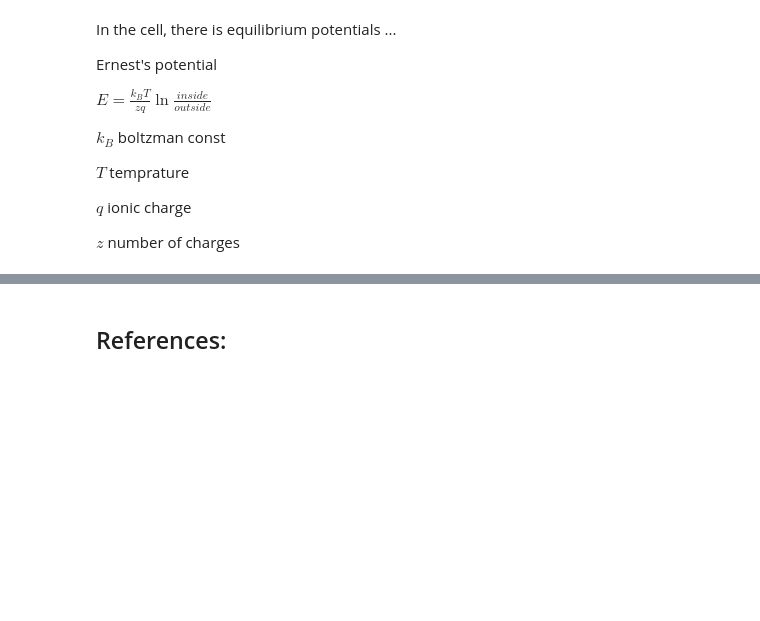
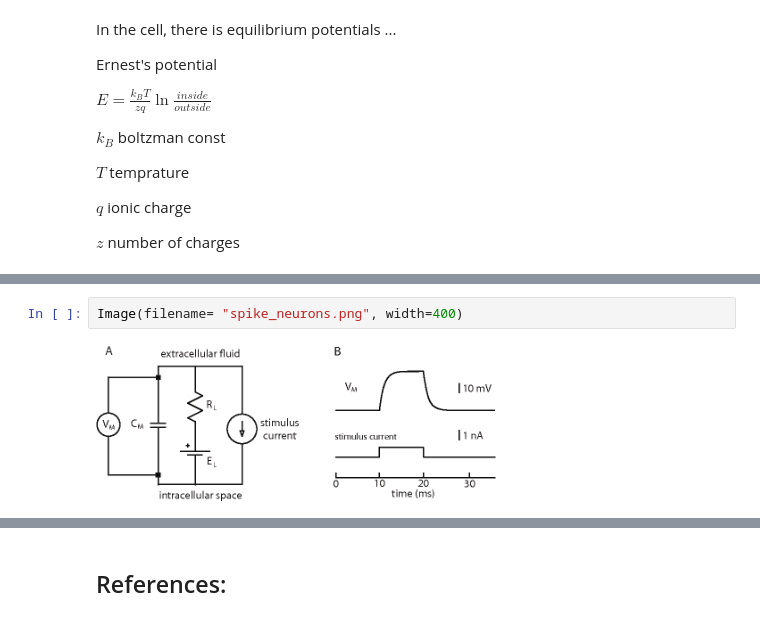
Before and after one commit to mhmdrdwn/com-neuro, a Jupyter notebook: week5.ipynb, the cells around one changed output, grey strips where cells are left out. Cells and saved outputs as stored; diff of their text form; blank space fills up the shorter version.

```diff
--- a/week5.ipynb
+++ b/week5.ipynb
@@ -64,3 +65,7 @@ ions channels: many types
 - ca channels
 - voltage dependents
 - heat senstive ... etc
+# %%
+Image(filename= "spike_neurons.png", width=400)
+# %% [output]
+[figure, added]
```
Also changed, not shown: parts of 6 cells of this notebook.
